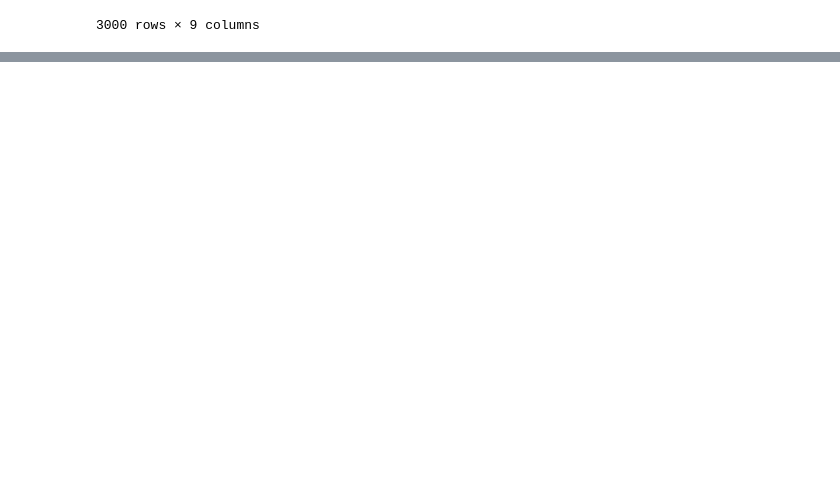
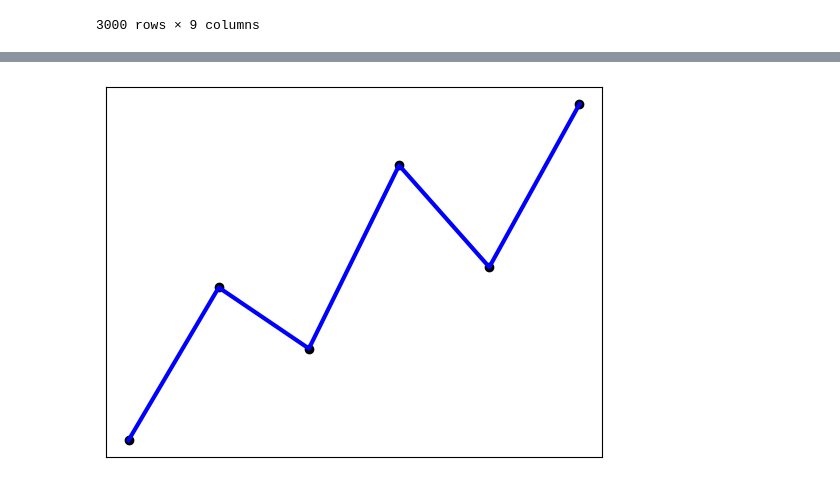
Before and after one commit to Siddhu290/Machine_Learning, a Jupyter notebook: Day_11.ipynb, the cells around one changed output, grey strips where cells are left out. Saved outputs shown, nothing was run; the diff lists cells and outputs as text; code cells hidden in the pictures; blank space fills up the shorter version.

```diff
--- a/Day_11.ipynb
+++ b/Day_11.ipynb
@@ -25,0 +66,7 @@ x=df[["median_income"]]
+# %%
+x=np.array([5,15,25,35,45,55]).reshape((-1,1))
+y=np.array([5,20,14,32,22,38])
+# %%
+model = LinearRegression()
+# %%
+model.fit(x,y)
@@ -25,0 +91,8 @@ x=df[["median_income"]]
+# %%
+plt.scatter(x,y,color="black")
+plt.plot(x,y, color="blue", linewidth=3)
+plt.xticks(())
+plt.yticks(())
+plt.show()
+# %% [output]
+[figure, added]
```
Also changed, not shown: parts of 15 cells of this notebook.
